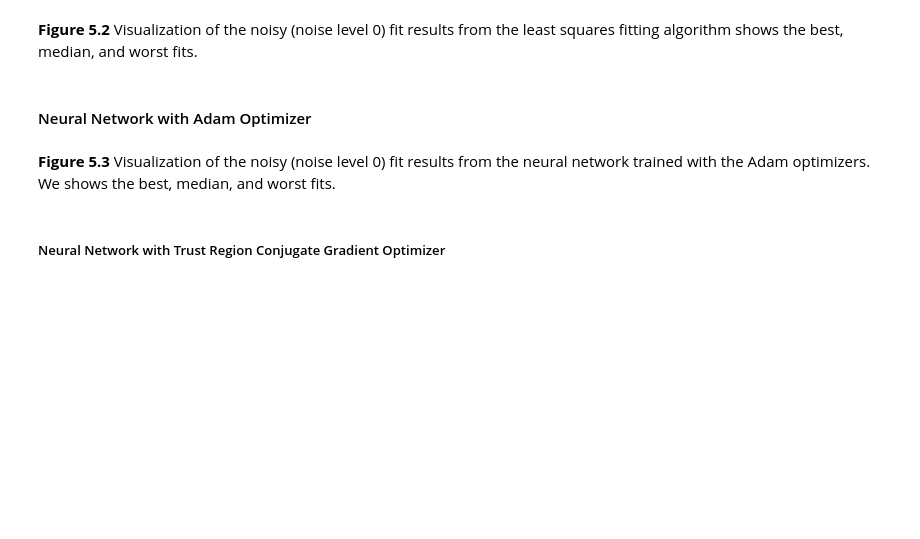
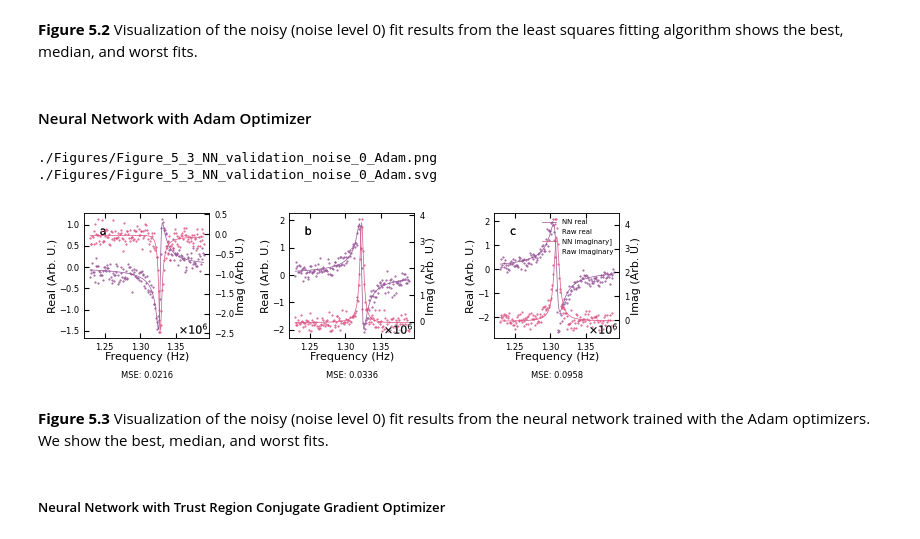
Before and after one commit to m3-learning/Rapid-Fitting-BEPFM-NN, a Jupyter notebook: notebooks/6_Noisy_Data_Analysis.ipynb, the cells around one changed output. Drawn from its saved outputs; the diff is of its cells as text; code cells hidden in the pictures; blank space fills up the shorter version.

```diff
--- a/notebooks/6_Noisy_Data_Analysis.ipynb
+++ b/notebooks/6_Noisy_Data_Analysis.ipynb
@@ -256,15 +261,19 @@ d1, d2, index1, mse1 = BE_viz.bmw_nn(
 #### Neural Network with Adam Optimizer
 # %%
 d1, d2, index1, mse1 = BE_viz.bmw_nn(
-    X_data,
+    X_data_no_noise,
     prediction=adam_model,
     out_state={"scaled": True, "raw_format": "complex"},
     returns=True,
     filename=f"Figure_5_3_NN_validation_noise_{noise}_Adam",
     compare_state = X_data_no_noise,
 )
+# %% [output]
+./Figures/Figure_5_3_NN_validation_noise_0_Adam.png
+./Figures/Figure_5_3_NN_validation_noise_0_Adam.svg
+[figure, added]
 # %% [markdown]
-**Figure 5.3** Visualization of the noisy (noise level 0) fit results from the neural network trained with the Adam optimizers. We shows the best, median, and worst fits.
+**Figure 5.3** Visualization of the noisy (noise level 0) fit results from the neural network trained with the Adam optimizers. We show the best, median, and worst fits.
 # %% [markdown]
 ##### Neural Network with Trust Region Conjugate Gradient Optimizer
 # %%
```
Also changed, not shown: parts of 27 cells of this notebook, 5 other files.
